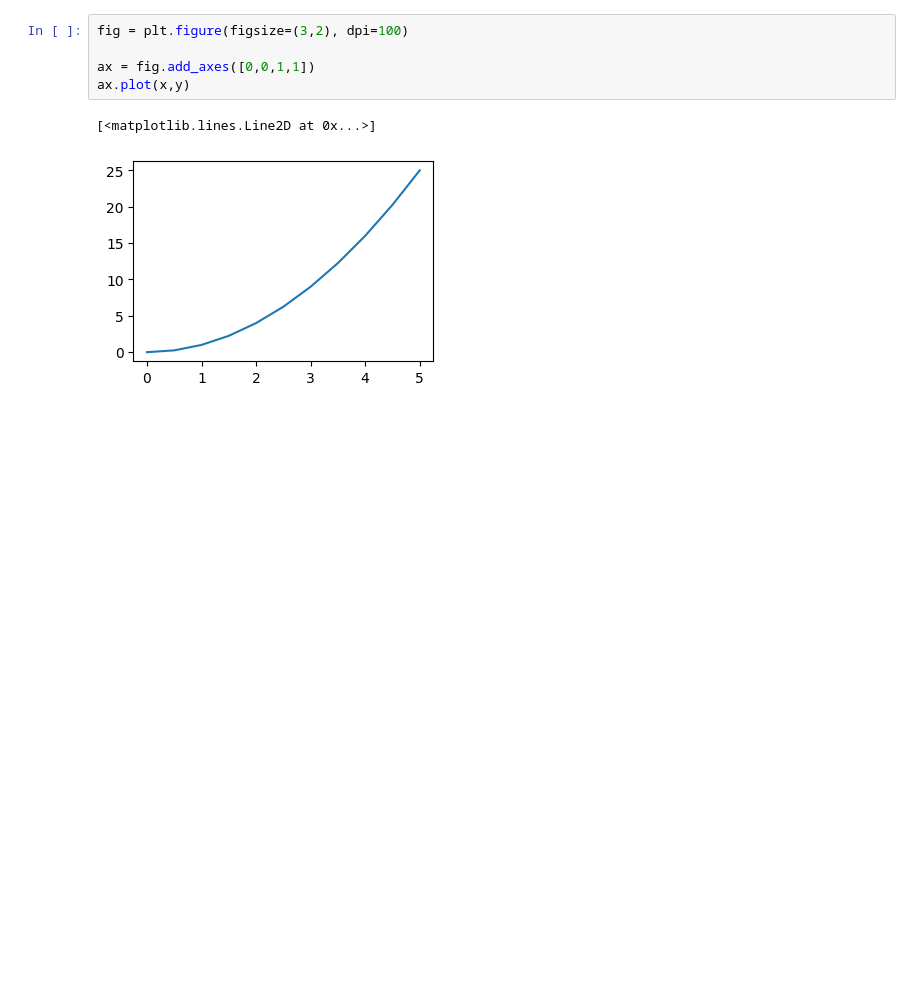
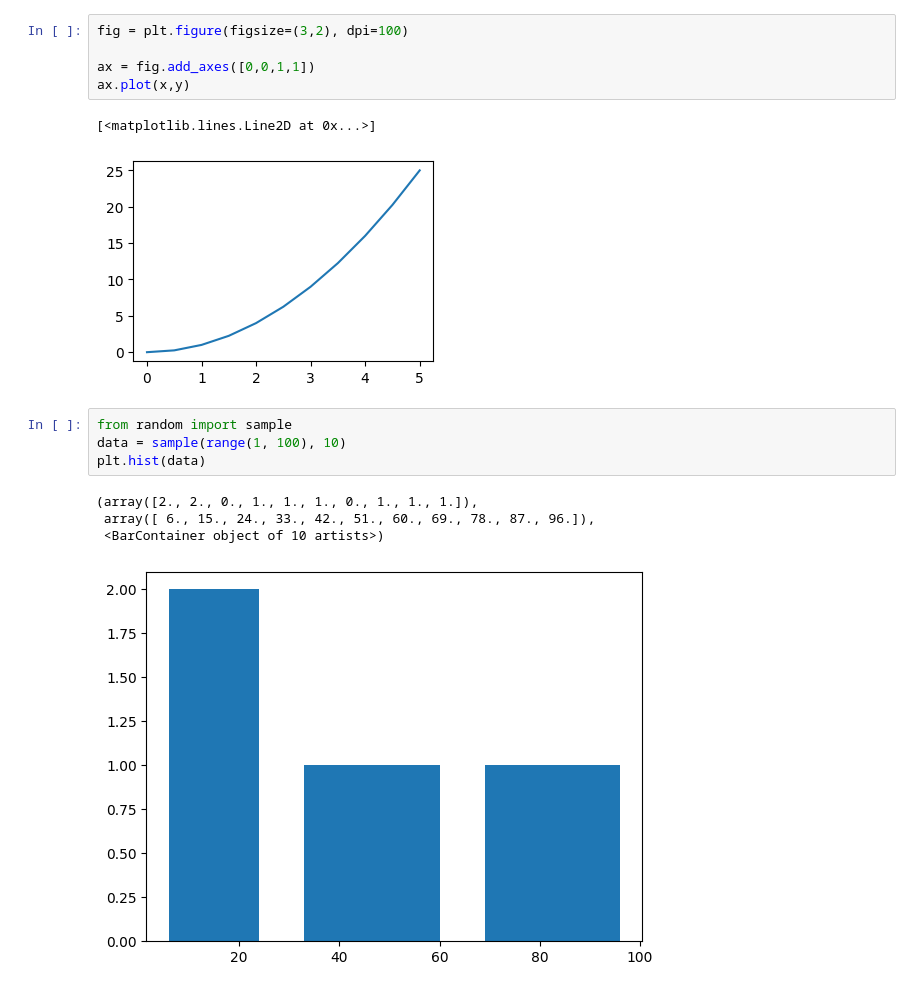
Before and after one commit to MeghanGH/google-colaboratory, a Jupyter notebook: Matplotlib.ipynb, the cells around one changed output. Cells and saved outputs as stored; diff of their text form; blank space fills up the shorter version.

```diff
--- a/Matplotlib.ipynb
+++ b/Matplotlib.ipynb
@@ -92,3 +90,12 @@ ax.plot(x,y)
 # %% [output]
 [<matplotlib.lines.Line2D at 0x...>]
 [figure]
+# %%
+from random import sample
+data = sample(range(1, 100), 10)
+plt.hist(data)
+# %% [output]
+(array([2., 2., 0., 1., 1., 1., 0., 1., 1., 1.]),
+ array([ 6., 15., 24., 33., 42., 51., 60., 69., 78., 87., 96.]),
+ <BarContainer object of 10 artists>)
+[figure, added]
```
Also changed, not shown: parts of 3 cells of this notebook.
